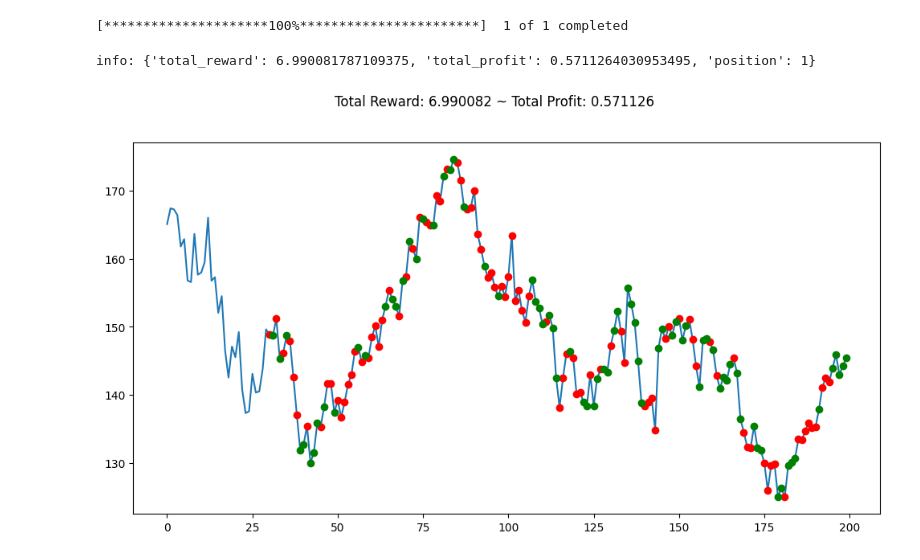
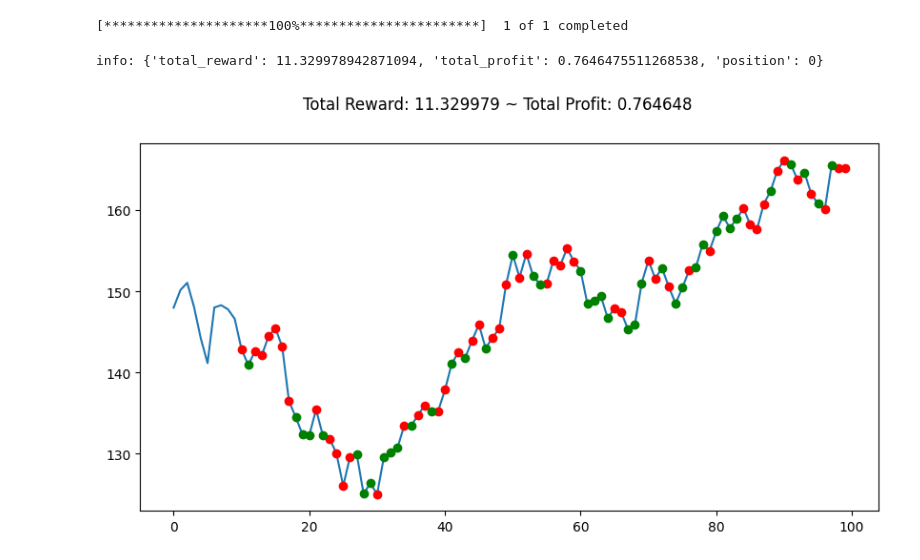
Before and after one commit to p-omahony/rlhf-box2d, a Jupyter notebook: notebook.ipynb, the cells around one changed output. Cells and saved outputs as stored; diff of their text form; code cells hidden in the pictures.

Commit message:
update for trading env

```diff
--- a/notebook.ipynb
+++ b/notebook.ipynb
@@ -55,45 +65,30 @@ df = yf.download(**args)
 # %% [output]
 [*********************100%***********************]  1 of 1 completed
 # %%
-def get_env_args(df: DataFrame, train_prop: float, window_size: int) -> Dict:
-
-    n = len(df)
-    train_size = int(n * train_prop)
-
-    args = {
-        "train": {
-            "frame_bound": (window_size, train_size),
-            "window_size": window_size
-        },
-        "test": {
-            "frame_bound": (train_size+window_size+1, n),
-            "window_size": window_size
-        }
-    }
-
-    return args
-
 train_prop = cfg["env"]["train_prop"]
 window_size = cfg["env"]["window_size"]
 
-env_args = get_env_args(df, train_prop, window_size)
+env_args = get_trading_env_args(df, train_prop, window_size)
 
 env_train = gym.make(id="stocks-v0", df=df, **env_args["train"])
 env_test = gym.make(id="stocks-v0", df=df, **env_args["test"])
 # %%
-observation = env_train.reset()
+observation = env_test.reset()
+states = []
+
 
 while True:
-    action = env_train.action_space.sample()
-    observation, reward, done, info = env_train.step(action)
+    action = env_test.action_space.sample()
+    observation, reward, done, info = env_test.step(action)
+    states.append(observation)
     if done:
         print("info:", info)
         break
 
-plt.figure(figsize=(12, 6))
+plt.figure(figsize=(10, 5))
 plt.cla()
-env_train.render_all()
+env_test.render_all()
 plt.show();
 # %% [output]
-info: {'total_reward': 6.990081787109375, 'total_profit': 0.5711264030953495, 'position': 1}
+info: {'total_reward': 11.329978942871094, 'total_profit': 0.7646475511268538, 'position': 0}
-[figure, old version]
+[figure, new version]
```
Also changed, not shown: parts of 13 cells of this notebook, 4 other files.
